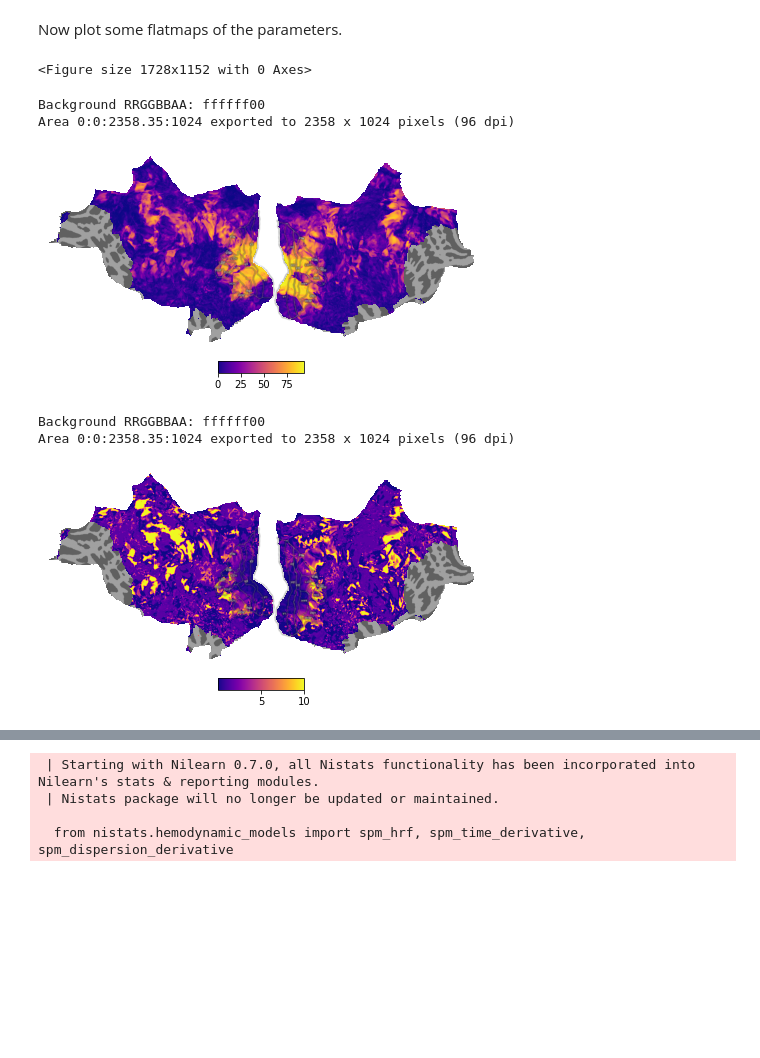
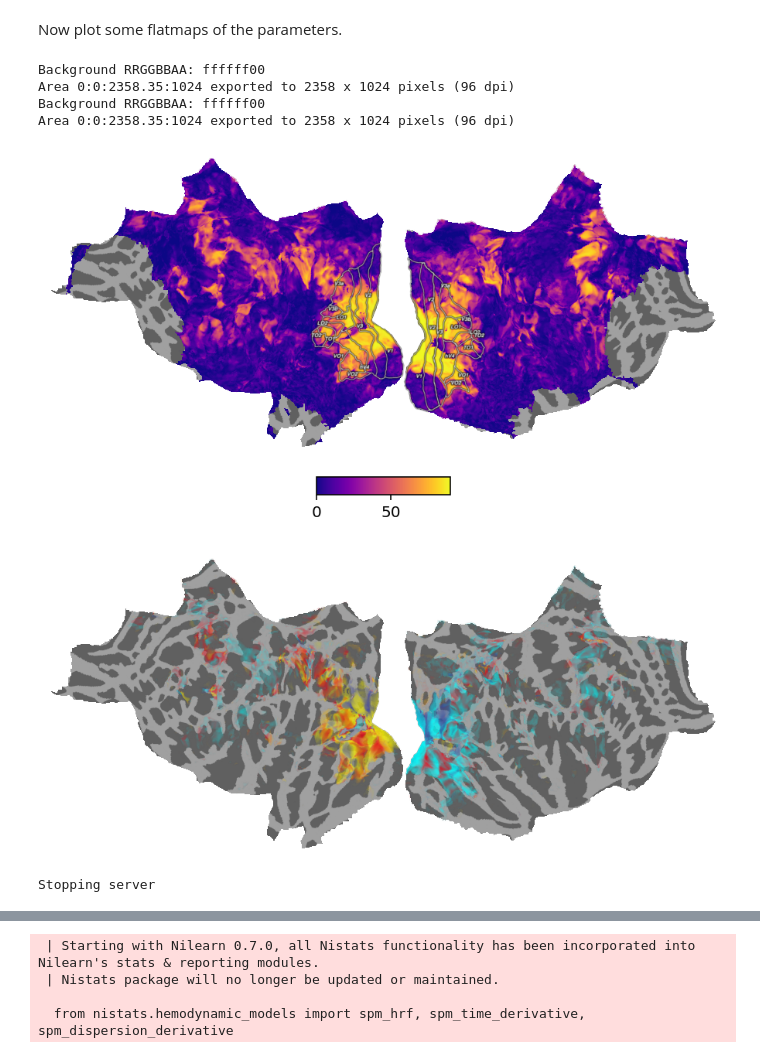
Before and after one commit to N-HEDGER/PRF_PLAYN, a Jupyter notebook: BB_CONVERT.ipynb, the cells around one changed output, grey strips where cells are left out. Drawn from its saved outputs; the diff is of its cells as text; code cells hidden in the pictures; blank space fills up the shorter version.

```diff
--- a/BB_CONVERT.ipynb
+++ b/BB_CONVERT.ipynb
@@ -148,4 +139,6 @@ for item in mylistL:
 # %%
 frameR=list()
-for item in mylistR:
-    frameR.append(p2panda(item))
+#for item in mylistR:
+#    frameR.append(p2panda(item))
+
+frameR=Parallel(n_jobs=5,verbose=9)(delayed(p2panda)(item)  for item in mylistR)
@@ -408,30 +406,54 @@ import matplotlib.pyplot as plt
 flatmap_height = 2048
 full_figsize = (24, 16)
 
-vf_extent = [-8, 8]
-nr_vf_pix = 200
-
 full_fig = plt.figure(constrained_layout=True, figsize=full_figsize)
-# %% [output]
-<Figure size 1728x1152 with 0 Axes>
-# %%
-subject='02'
-
-mask, extents = cx.quickflat.utils.get_flatmask(subject, height=flatmap_height)
-vc = cx.quickflat.utils._make_vertex_cache(subject, height=flatmap_height)
-fig=cx.quickshow(v1, with_rois=True, with_curvature=True,fig=full_fig, with_colorbar=True)
-# %% [output]
-Background RRGGBBAA: ffffff00
-Area 0:0:2358.35:1024 exported to 2358 x 1024 pixels (96 dpi)
-[figure, removed]
+# %%
+def export_lightflatmap(dump_path,array,weightarray,param_name,vmin,vmax,vmin2,vmax2):
+
+    flat_path=os.path.join(dump_path,'FLATMAPS')
+    heavy=cx.Vertex(array, subject='02',cmap='plasma',description='Variance Explained',threshold=1e-6,vmin=vmin, vmax=vmax)
+    light=cx.Vertex2D(array,weightarray/100,subject='02', vmin=vmin, vmax=vmax,vmin2=vmin2,vmax2=vmax2,cmap='plasma_alpha')
+
+    lightfig=cx.quickshow(light, with_rois=False, with_curvature=True,fig=full_fig, with_colorbar=False)
+    lightfig.savefig(os.path.join(flat_path,param_name+'l_flat.png'), dpi=300, facecolor='w', edgecolor='w',orientation='portrait', papertype=None, format='png',transparent=False, bbox_inches=None, pad_inches=0.1,
+    frameon=None)
 # %%
-fig.savefig(os.path.join(dump_path,'R2flat.png'), dpi=300, facecolor='w', edgecolor='w',orientation='portrait', papertype=None, format='png',transparent=False, bbox_inches=None, pad_inches=0.1,
-frameon=None)
+def export_heavyflatmap(dump_path,array,param_name,vmin,vmax):
+
+    flat_path=os.path.join(dump_path,'FLATMAPS')
+    heavy=cx.Vertex(array, subject='02',cmap='plasma',description='Variance Explained',threshold=1e-6,vmin=vmin, vmax=vmax)
+
+    heavyfig=cx.quickshow(heavy, with_rois=True, with_curvature=True,fig=full_fig, with_colorbar=True)
+    heavyfig.savefig(os.path.join(flat_path,param_name+'h_flat.png'), dpi=300, facecolor='w', edgecolor='w',orientation='portrait', papertype=None, format='png',transparent=False, bbox_inches=None, pad_inches=0.1,
+    frameon=None)
+# %%
+def export_customflatmap(dump_path,array,weightarray,param_name,vmin,vmax,vmin2,vmax2):
+
+    flat_path=os.path.join(dump_path,'FLATMAPS')
+    heavy=cx.Vertex(array, subject='02',cmap='plasma',description='Variance Explained',threshold=1e-6,vmin=vmin, vmax=vmax)
+    light=cx.Vertex2D(array,weightarray/100,subject='02', vmin=vmin, vmax=vmax,vmin2=vmin2,vmax2=vmax2,cmap='plasma_alpha')
+
+    lightfig=cx.quickshow(light, with_rois=True, with_curvature=True,fig=full_fig, with_colorbar=False)
+    lightfig.savefig(os.path.join(flat_path,param_name+'custom_flat.png'), dpi=300, facecolor='w', edgecolor='w',orientation='portrait', papertype=None, format='png',transparent=False, bbox_inches=None, pad_inches=0.1,
+    frameon=None)
+# %%
+export_lightflatmap(dump_path,R2array,R2array,"Variance Explained",0,90,0.15,1)
+export_customflatmap(dump_path,R2array,R2array,"Variance Explained",0,90,0.15,1)
+
+export_heavyflatmap(dump_path,R2array,"Variance Explained",0,90)
+# %% [output]
+Background RRGGBBAA: ffffff00
+Area 0:0:2358.35:1024 exported to 2358 x 1024 pixels (96 dpi)
+Background RRGGBBAA: ffffff00
+Area 0:0:2358.35:1024 exported to 2358 x 1024 pixels (96 dpi)
+[figure, added]
 # %%
-fig=cx.quickshow(v2, with_rois=True, with_curvature=True,fig=full_fig, with_colorbar=True)
-fig.savefig(os.path.join(dump_path,'sigmaflat.png'), dpi=300, facecolor='w', edgecolor='w',orientation='portrait', papertype=None, format='png',transparent=False, bbox_inches=None, pad_inches=0.1,
-frameon=None)
+flat_path=os.path.join(dump_path,'FLATMAPS')
+
+light=cx.Vertex2D(angarray,R2array/100,subject='02', vmin=0, vmax=360,vmin2=0.15,vmax2=1,cmap='Retinotopy_RYBCR_alpha')
+
+lightfig=cx.quickshow(light, with_rois=False, with_curvature=True,fig=full_fig, with_colorbar=False)
+lightfig.savefig(os.path.join(flat_path,'angcmap'), dpi=300, facecolor='w', edgecolor='w',orientation='portrait', papertype=None, format='png',transparent=False, bbox_inches=None, pad_inches=0.1)
 # %% [output]
+[figure, new version]
-Background RRGGBBAA: ffffff00
-Area 0:0:2358.35:1024 exported to 2358 x 1024 pixels (96 dpi)
+Stopping server
-[figure, old version]
```
Also changed, not shown: parts of 89 cells of this notebook, 7 other files.
